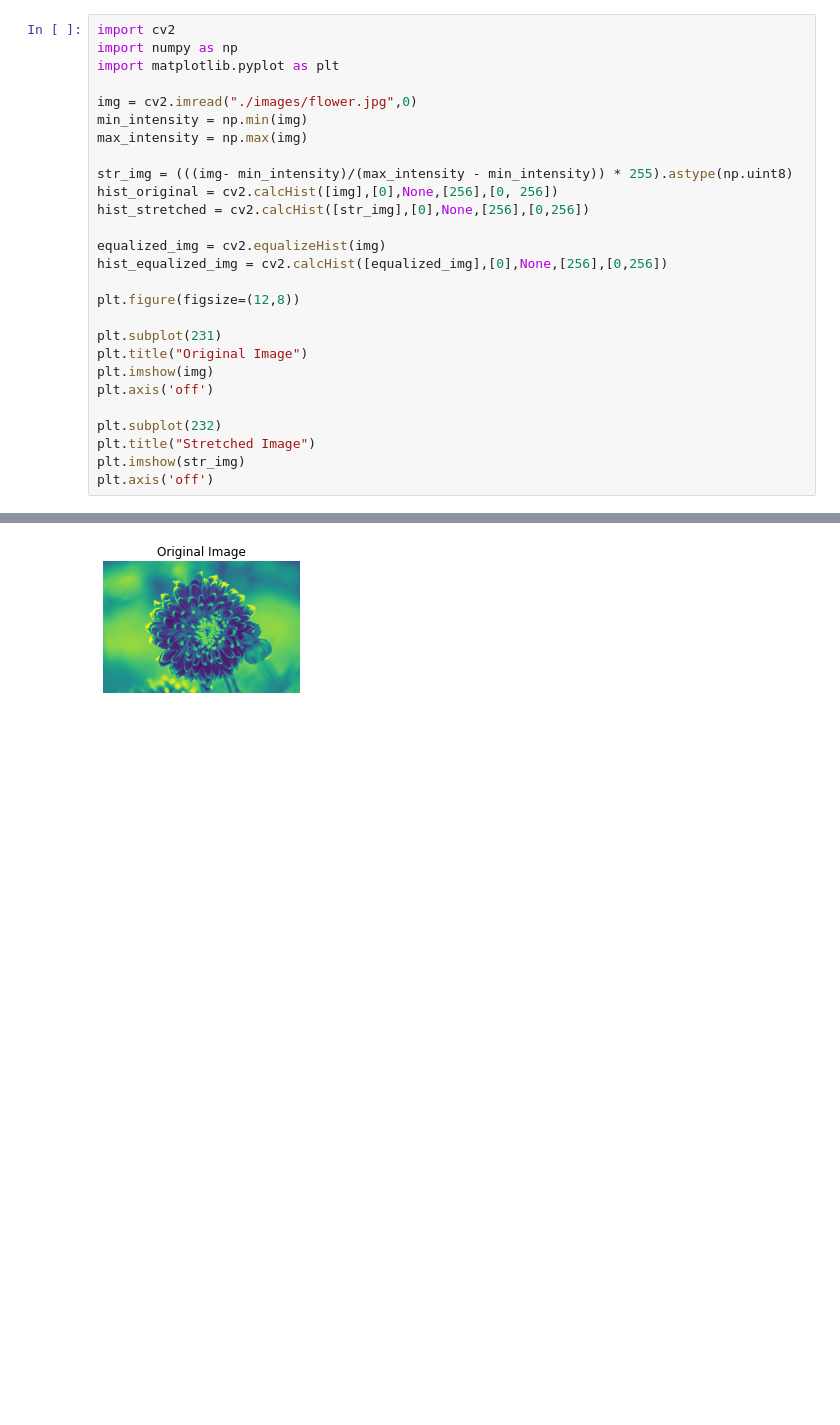
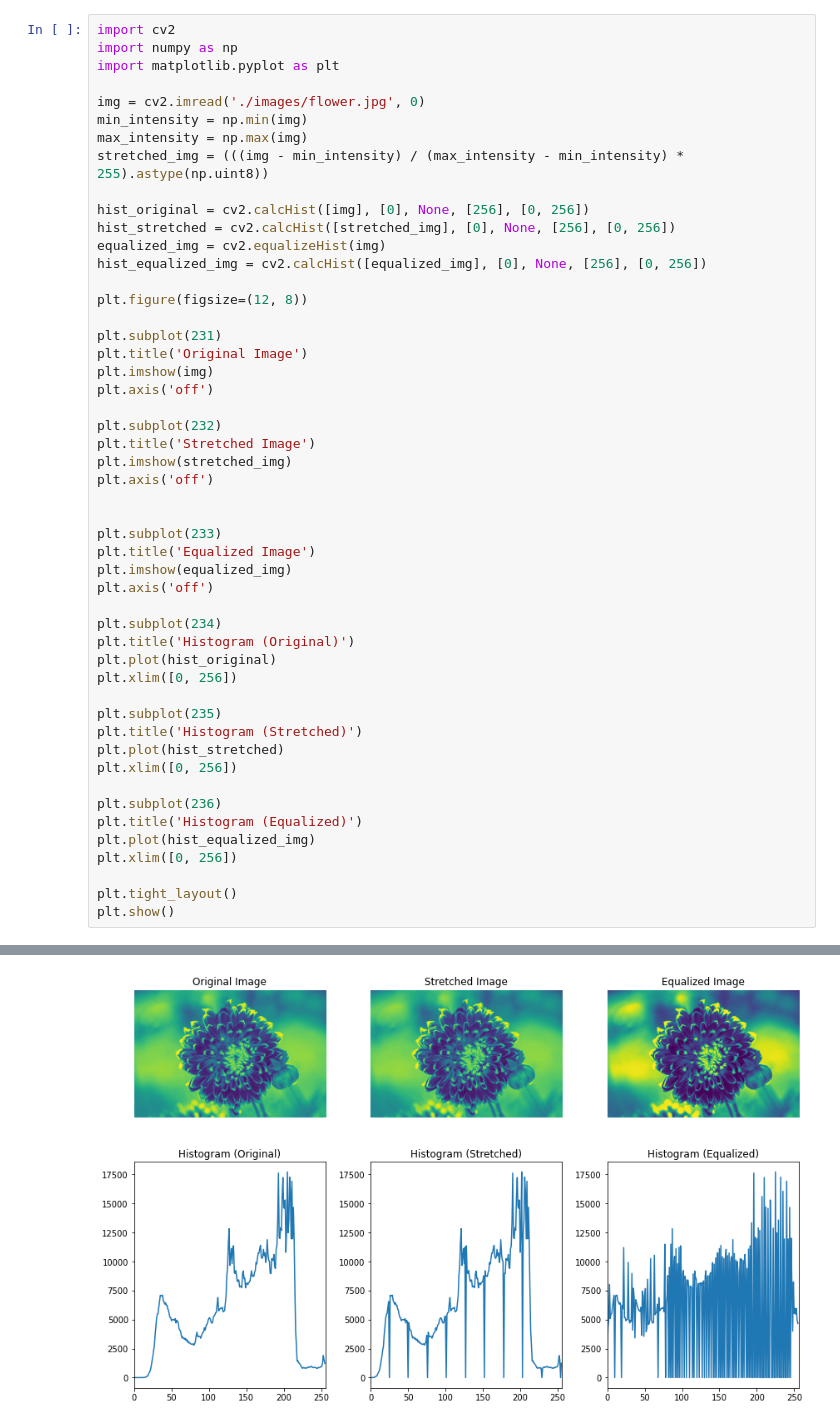
Before and after one commit to 4rjunc/CollegeLab, a Jupyter notebook: 7thSemLab/DIP/Question4.ipynb, the cells around one changed output, grey strips where cells are left out. Drawn from its saved outputs; the diff is of its cells as text; blank space fills up the shorter version.

Commit message:
Equalized

```diff
--- a/7thSemLab/DIP/Question4.ipynb
+++ b/7thSemLab/DIP/Question4.ipynb
@@ -3,26 +3,49 @@ import cv2
 import numpy as np
 import matplotlib.pyplot as plt
 
-img = cv2.imread("./images/flower.jpg",0)
+img = cv2.imread('./images/flower.jpg', 0)
 min_intensity = np.min(img)
 max_intensity = np.max(img)
+stretched_img = (((img - min_intensity) / (max_intensity - min_intensity) * 255).astype(np.uint8))
 
-str_img = (((img- min_intensity)/(max_intensity - min_intensity)) * 255).astype(np.uint8)
-hist_original = cv2.calcHist([img],[0],None,[256],[0, 256])
-hist_stretched = cv2.calcHist([str_img],[0],None,[256],[0,256])
+hist_original = cv2.calcHist([img], [0], None, [256], [0, 256])
+hist_stretched = cv2.calcHist([stretched_img], [0], None, [256], [0, 256])
+equalized_img = cv2.equalizeHist(img)
+hist_equalized_img = cv2.calcHist([equalized_img], [0], None, [256], [0, 256])
 
-equalized_img = cv2.equalizeHist(img)
-hist_equalized_img = cv2.calcHist([equalized_img],[0],None,[256],[0,256])
-
-plt.figure(figsize=(12,8))
+plt.figure(figsize=(12, 8))
 
 plt.subplot(231)
-plt.title("Original Image")
+plt.title('Original Image')
 plt.imshow(img)
 plt.axis('off')
 
 plt.subplot(232)
-plt.title("Stretched Image")
-plt.imshow(str_img)
+plt.title('Stretched Image')
+plt.imshow(stretched_img)
 plt.axis('off')
+
+
+plt.subplot(233)
+plt.title('Equalized Image')
+plt.imshow(equalized_img)
+plt.axis('off')
+
+plt.subplot(234)
+plt.title('Histogram (Original)')
+plt.plot(hist_original)
+plt.xlim([0, 256])
+
+plt.subplot(235)
+plt.title('Histogram (Stretched)')
+plt.plot(hist_stretched)
+plt.xlim([0, 256])
+
+plt.subplot(236)
+plt.title('Histogram (Equalized)')
+plt.plot(hist_equalized_img)
+plt.xlim([0, 256])
+
+plt.tight_layout()
+plt.show()
 # %% [output]
@@ -30 +52 @@ plt.axis('off')
-[figure, old version]
+[figure, new version]
```
Also changed, not shown: parts of 1 cell of this notebook.
